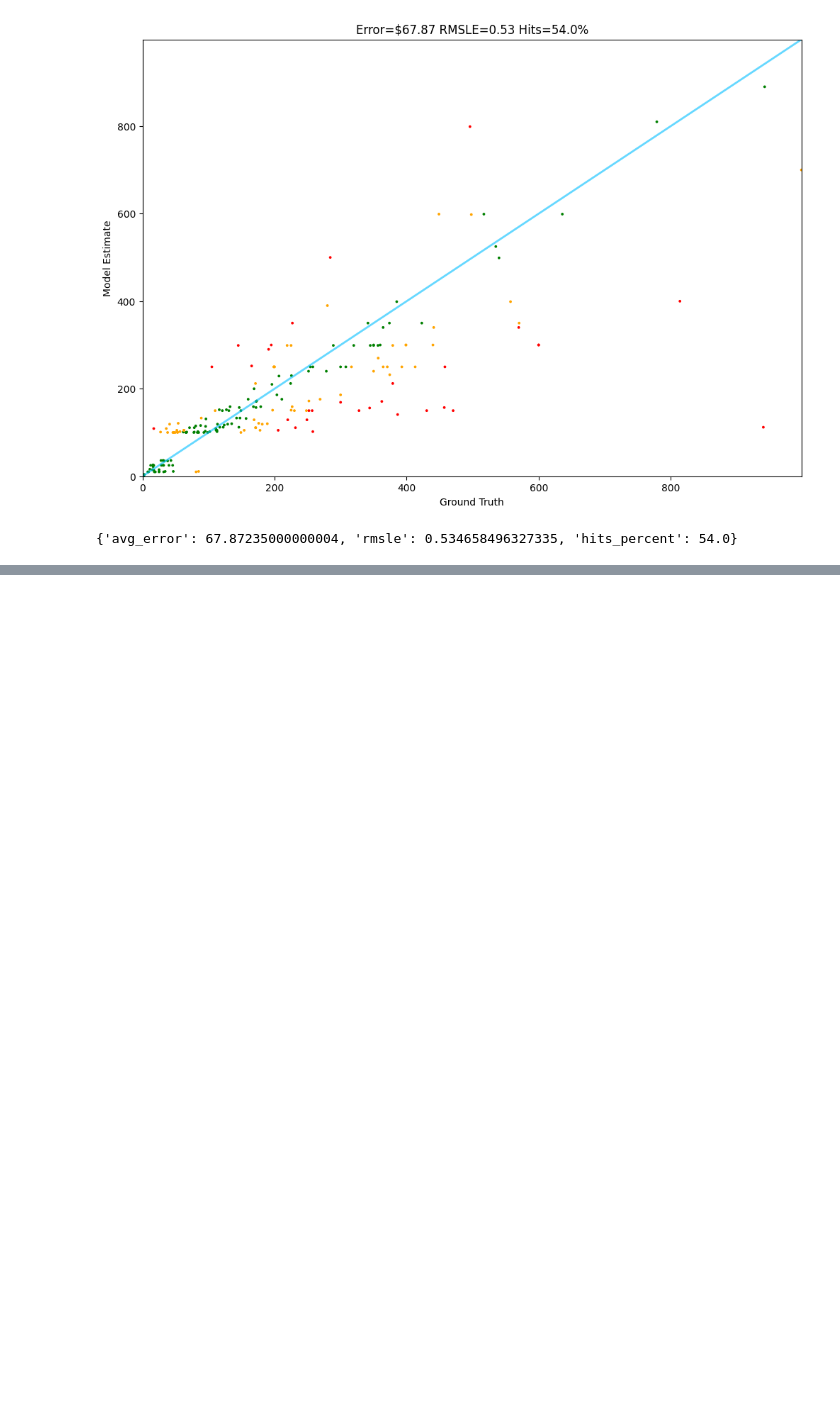
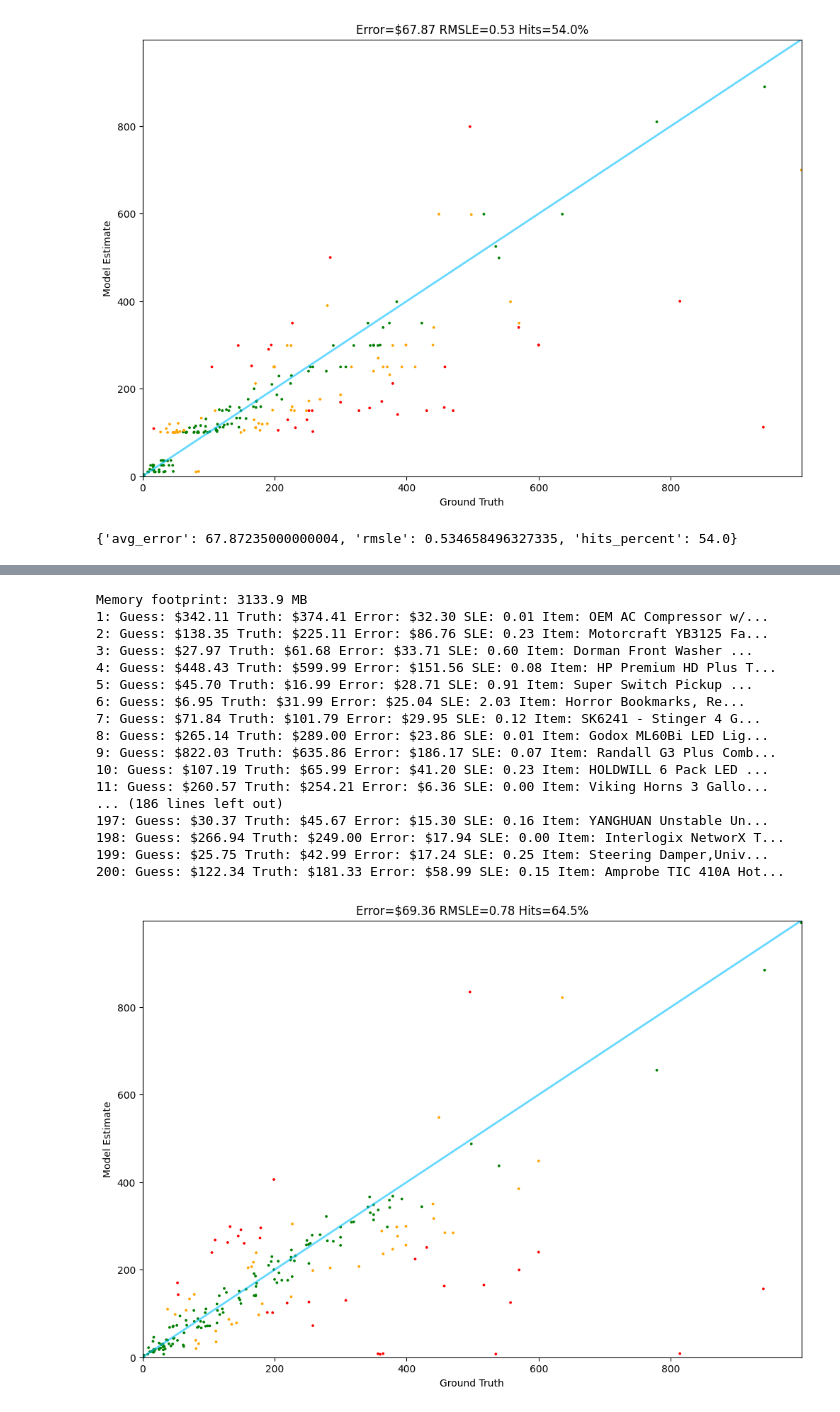
Before and after one commit to Arupreza/ShopAI, a Jupyter notebook: execution.ipynb, the cells around one changed output, grey strips where cells are left out. Drawn from its saved outputs; the diff is of its cells as text; code cells hidden in the pictures; blank space fills up the shorter version.

```diff
--- a/execution.ipynb
+++ b/execution.ipynb
@@ -188,0 +238,23 @@ Memory footprint: 6137.4 MB
+# %%
+from model_src.evaluation import gpt2_evaluation
+
+results = gpt2_evaluation("price-gpt_2_lora/checkpoint-220000", test_amount=200)
+# %% [output]
+Memory footprint: 3133.9 MB
+1: Guess: $342.11 Truth: $374.41 Error: $32.30 SLE: 0.01 Item: OEM AC Compressor w/...
+2: Guess: $138.35 Truth: $225.11 Error: $86.76 SLE: 0.23 Item: Motorcraft YB3125 Fa...
+3: Guess: $27.97 Truth: $61.68 Error: $33.71 SLE: 0.60 Item: Dorman Front Washer ...
+4: Guess: $448.43 Truth: $599.99 Error: $151.56 SLE: 0.08 Item: HP Premium HD Plus T...
+5: Guess: $45.70 Truth: $16.99 Error: $28.71 SLE: 0.91 Item: Super Switch Pickup ...
+6: Guess: $6.95 Truth: $31.99 Error: $25.04 SLE: 2.03 Item: Horror Bookmarks, Re...
+7: Guess: $71.84 Truth: $101.79 Error: $29.95 SLE: 0.12 Item: SK6241 - Stinger 4 G...
+8: Guess: $265.14 Truth: $289.00 Error: $23.86 SLE: 0.01 Item: Godox ML60Bi LED Lig...
+9: Guess: $822.03 Truth: $635.86 Error: $186.17 SLE: 0.07 Item: Randall G3 Plus Comb...
+10: Guess: $107.19 Truth: $65.99 Error: $41.20 SLE: 0.23 Item: HOLDWILL 6 Pack LED ...
+11: Guess: $260.57 Truth: $254.21 Error: $6.36 SLE: 0.00 Item: Viking Horns 3 Gallo...
+... (186 lines left out)
+197: Guess: $30.37 Truth: $45.67 Error: $15.30 SLE: 0.16 Item: YANGHUAN Unstable Un...
+198: Guess: $266.94 Truth: $249.00 Error: $17.94 SLE: 0.00 Item: Interlogix NetworX T...
+199: Guess: $25.75 Truth: $42.99 Error: $17.24 SLE: 0.25 Item: Steering Damper,Univ...
+200: Guess: $122.34 Truth: $181.33 Error: $58.99 SLE: 0.15 Item: Amprobe TIC 410A Hot...
+[figure, added]
```
Also changed, not shown: parts of 1 cell of this notebook, 4 other files.
